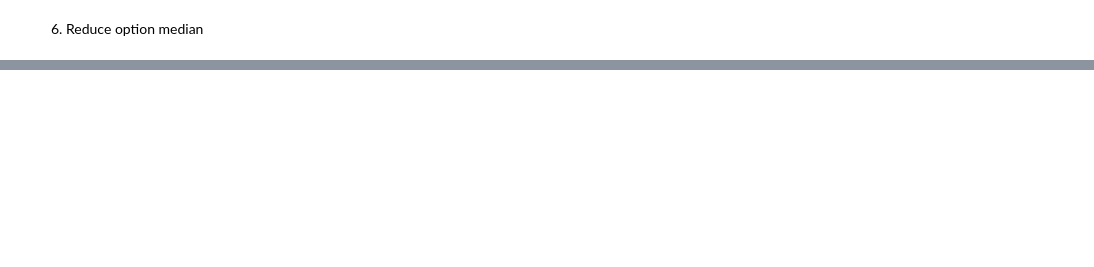
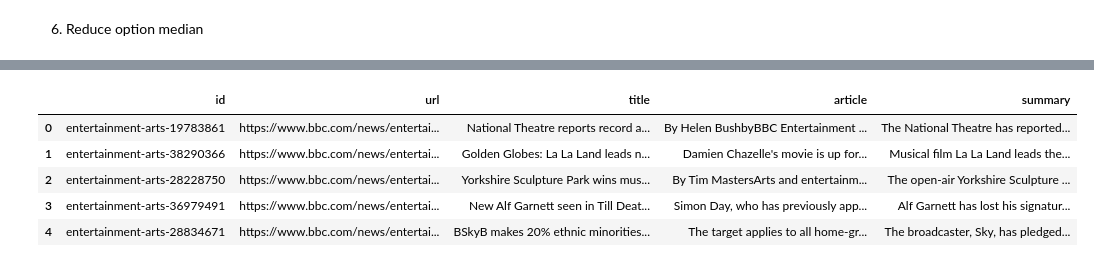
Before and after one commit to arisanguyen/w266_project, a Jupyter notebook: XL_Sum_BERT_Extractive.ipynb, the cells around one changed output, grey strips where cells are left out. Cells and saved outputs as stored; diff of their text form; code cells hidden in the pictures; blank space fills up the shorter version.

```diff
--- a/XL_Sum_BERT_Extractive.ipynb
+++ b/XL_Sum_BERT_Extractive.ipynb
@@ -848,0 +939,5 @@ rougeLs average : 0.12307647067888493
+# %%
+cat_inx = find_indices(categories, 'entertainment')
+index = pd.DataFrame({"index": cat_inx})
+sample_index = index.sample(n=1000, replace=False, random_state=1004)
+sample_index[:5]
@@ -848,0 +951,24 @@ rougeLs average : 0.12307647067888493
+# %%
+id = []
+url = []
+title = []
+article = []
+summary = []
+
+for i in sample_index["index"]:
+    id.append(dataset["train"][i]['id'])
+    url.append(dataset["train"][i]['url'])
+    title.append(dataset["train"][i]['title'])
+    summary.append(dataset["train"][i]['summary'])
+    article.append(dataset["train"][i]['text'])
+# %%
+d = {'id': id, 'url': url, "title": title, 'article': article, 'summary': summary}
+df = pd.DataFrame(data=d)
+df.head(5)
+# %% [output]
+|  | id | url | title | article | summary |
+| 0 | entertainment-arts-19783861 | https://www.bbc.com/news/entertai... | National Theatre reports record a... | By Helen BushbyBBC Entertainment ... | The National Theatre has reported... |
+| 1 | entertainment-arts-38290366 | https://www.bbc.com/news/entertai... | Golden Globes: La La Land leads n... | Damien Chazelle's movie is up for... | Musical film La La Land leads the... |
+| 2 | entertainment-arts-28228750 | https://www.bbc.com/news/entertai... | Yorkshire Sculpture Park wins mus... | By Tim MastersArts and entertainm... | The open-air Yorkshire Sculpture ... |
+| 3 | entertainment-arts-36979491 | https://www.bbc.com/news/entertai... | New Alf Garnett seen in Till Deat... | Simon Day, who has previously app... | Alf Garnett has lost his signatur... |
+| 4 | entertainment-arts-28834671 | https://www.bbc.com/news/entertai... | BSkyB makes 20% ethnic minorities... | The target applies to all home-gr... | The broadcaster, Sky, has pledged... |
```
Also changed, not shown: parts of 65 cells of this notebook, 3 other files.
